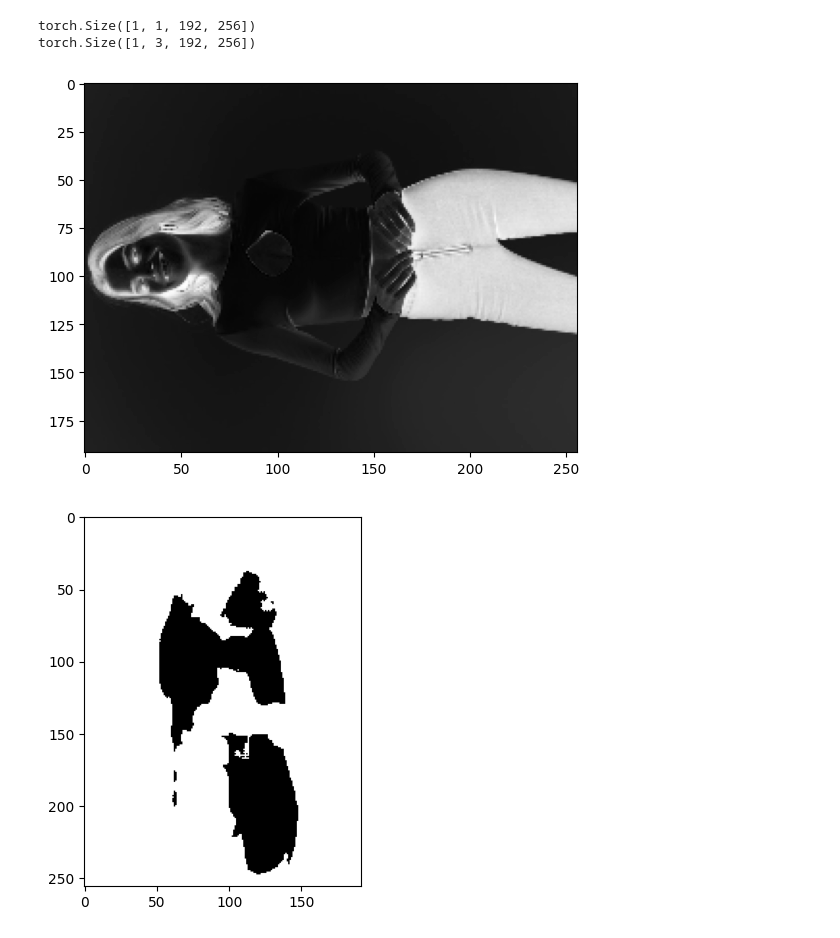
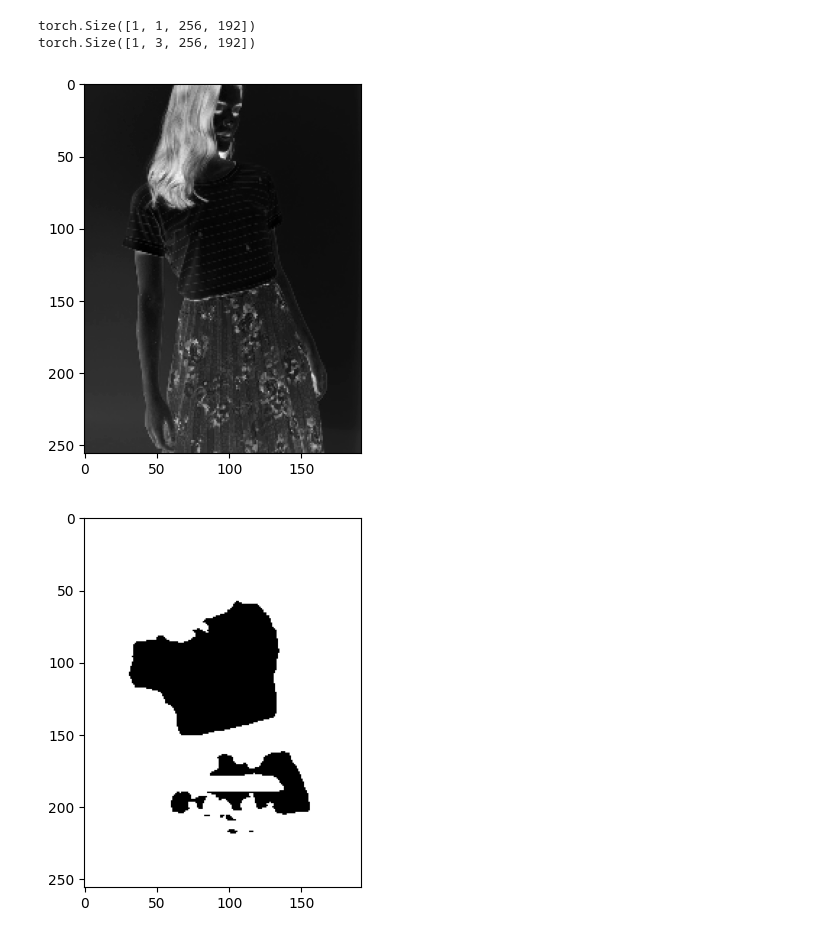
Before and after one commit to EgorProkopov/SMBackEnd, a Jupyter notebook: LookGenerator/networks_training/checking_model_bin.ipynb, the cells around one changed output. Drawn from its saved outputs; the diff is of its cells as text; code cells hidden in the pictures.

Commit message:
some update, delete transpose utils.py

```diff
--- a/LookGenerator/networks_training/checking_model_bin.ipynb
+++ b/LookGenerator/networks_training/checking_model_bin.ipynb
@@ -16,32 +16,40 @@ from LookGenerator.datasets.utils import prepare_image_for_model_transpose, to_a
 import LookGenerator.datasets.transforms as custom_transforms
 # %%
-image = Image.open(r"C:\Users\DenisovDmitrii\Desktop\test\image\04054_00.jpg")
-img_to_model = prepare_image_for_model_transpose(image)
+image = Image.open(r"C:\Users\DenisovDmitrii\Desktop\test\image\04001_00.jpg")
 # %%
+transform_input = transforms.Compose([
+    transforms.Resize((256, 192)),
+    transforms.Normalize(
+        mean=[0.5, 0.5, 0.5],
+        std=[0.25, 0.25, 0.25]
+    )
+])
+
 transform_output = transforms.Compose([
-    transforms.Resize((192, 256)),
+    transforms.Resize((256, 192)),
     custom_transforms.MinMaxScale(),
     custom_transforms.ThresholdTransform(threshold=0.5)
 ])
 model = UNet(in_channels=3, out_channels = 1)
+img_to_model = prepare_image_for_model(image, transform_input)
 # %%
 model = load_model(model,
-                       r"C:\Users\DenisovDmitrii\Desktop\segmentation_weits\session29\unet_epoch_2_0.1598496647962069.pt")
+                       r"C:\Users\DenisovDmitrii\Desktop\segmentation_weits\session29\unet_epoch_14_0.050900589769421994.pt")
 modelled = model(img_to_model)
 # %%
 print(modelled.shape)
 print(img_to_model.shape)
-plt.imshow(np.flip(img_to_model.detach().numpy()[0,0,:,:], axis=0), cmap = 'binary')
+plt.imshow((img_to_model.detach().numpy()[0,0,:,:]), cmap = 'binary')
 plt.show()
-modelled_img = to_array_from_model_bin_transpose(transform_output(modelled.detach()))
+modelled_img = to_array_from_model_bin(transform_output(modelled.detach()))
 
 plt.imshow(modelled_img,cmap = 'binary')
 plt.show()
 # %% [output]
-torch.Size([1, 1, 192, 256])
-torch.Size([1, 3, 192, 256])
+torch.Size([1, 1, 256, 192])
+torch.Size([1, 3, 256, 192])
-[figure, old version]
+[figure, new version]
-[figure, old version]
+[figure, new version]
 # %%
 url = r'C:\Users\DenisovDmitrii\Desktop\segmentation_weits\session29'
 list_files = os.listdir(url)
```
Also changed, not shown: parts of 2 cells of this notebook, 2 other files.
